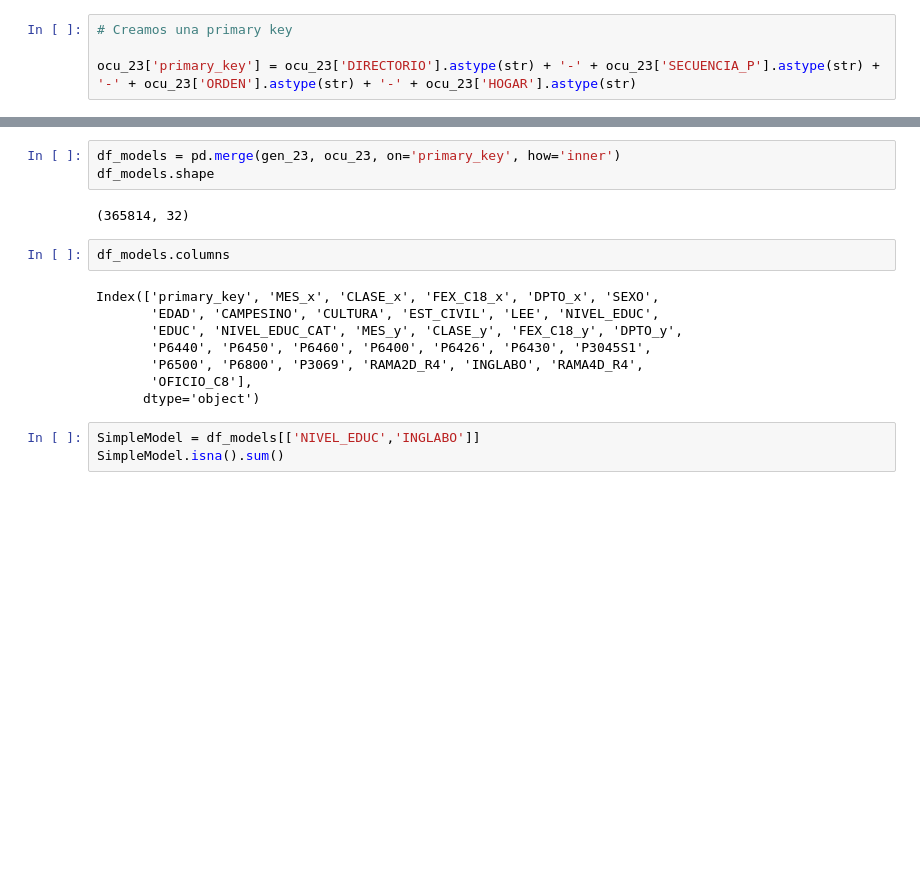
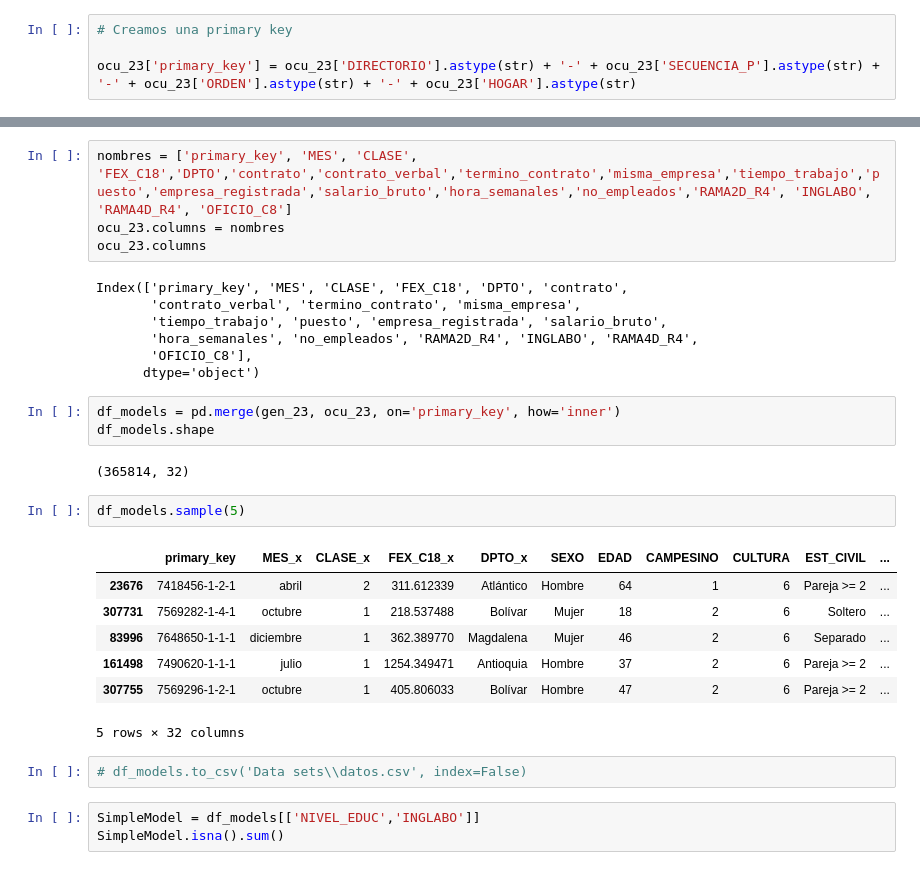
Before and after one commit to julihdez36/Metodos_estadisticos, a Jupyter notebook: Project GEIH 23/1. Script.ipynb, the cells around one changed output, grey strips where cells are left out. Cells and saved outputs as stored; diff of their text form; blank space fills up the shorter version.

```diff
--- a/Project GEIH 23/1. Script.ipynb
+++ b/Project GEIH 23/1. Script.ipynb
@@ -609,18 +622,31 @@ ocu_23.shape
+# %%
+nombres = ['primary_key', 'MES', 'CLASE', 'FEX_C18','DPTO','contrato','contrato_verbal','termino_contrato','misma_empresa','tiempo_trabajo','puesto','empresa_registrada','salario_bruto','hora_semanales','no_empleados','RAMA2D_R4', 'INGLABO', 'RAMA4D_R4', 'OFICIO_C8']
+ocu_23.columns = nombres
+ocu_23.columns
+# %% [output]
+Index(['primary_key', 'MES', 'CLASE', 'FEX_C18', 'DPTO', 'contrato',
+       'contrato_verbal', 'termino_contrato', 'misma_empresa',
+       'tiempo_trabajo', 'puesto', 'empresa_registrada', 'salario_bruto',
+       'hora_semanales', 'no_empleados', 'RAMA2D_R4', 'INGLABO', 'RAMA4D_R4',
+       'OFICIO_C8'],
+      dtype='object')
 # %%
 df_models = pd.merge(gen_23, ocu_23, on='primary_key', how='inner')
 df_models.shape
 # %% [output]
 (365814, 32)
-# %%
-df_models.columns
-# %% [output]
-Index(['primary_key', 'MES_x', 'CLASE_x', 'FEX_C18_x', 'DPTO_x', 'SEXO',
-       'EDAD', 'CAMPESINO', 'CULTURA', 'EST_CIVIL', 'LEE', 'NIVEL_EDUC',
-       'EDUC', 'NIVEL_EDUC_CAT', 'MES_y', 'CLASE_y', 'FEX_C18_y', 'DPTO_y',
-       'P6440', 'P6450', 'P6460', 'P6400', 'P6426', 'P6430', 'P3045S1',
-       'P6500', 'P6800', 'P3069', 'RAMA2D_R4', 'INGLABO', 'RAMA4D_R4',
-       'OFICIO_C8'],
-      dtype='object')
+# %%
+df_models.sample(5)
+# %% [output]
+|  | primary_key | MES_x | CLASE_x | FEX_C18_x | DPTO_x | SEXO | EDAD | CAMPESINO | CULTURA | EST_CIVIL | ... |
+| 23676 | 7418456-1-2-1 | abril | 2 | 311.612339 | Atlántico | Hombre | 64 | 1 | 6 | Pareja >= 2 | ... |
+| 307731 | 7569282-1-4-1 | octubre | 1 | 218.537488 | Bolívar | Mujer | 18 | 2 | 6 | Soltero | ... |
+| 83996 | 7648650-1-1-1 | diciembre | 1 | 362.389770 | Magdalena | Mujer | 46 | 2 | 6 | Separado | ... |
+| 161498 | 7490620-1-1-1 | julio | 1 | 1254.349471 | Antioquia | Hombre | 37 | 2 | 6 | Pareja >= 2 | ... |
+| 307755 | 7569296-1-2-1 | octubre | 1 | 405.806033 | Bolívar | Hombre | 47 | 2 | 6 | Pareja >= 2 | ... |
+5 rows × 32 columns
+# %%
+# df_models.to_csv('Data sets\\datos.csv', index=False)
 # %%
 SimpleModel = df_models[['NIVEL_EDUC','INGLABO']]
 SimpleModel.isna().sum()
```
Also changed, not shown: parts of 9 cells of this notebook, 2 other files.
